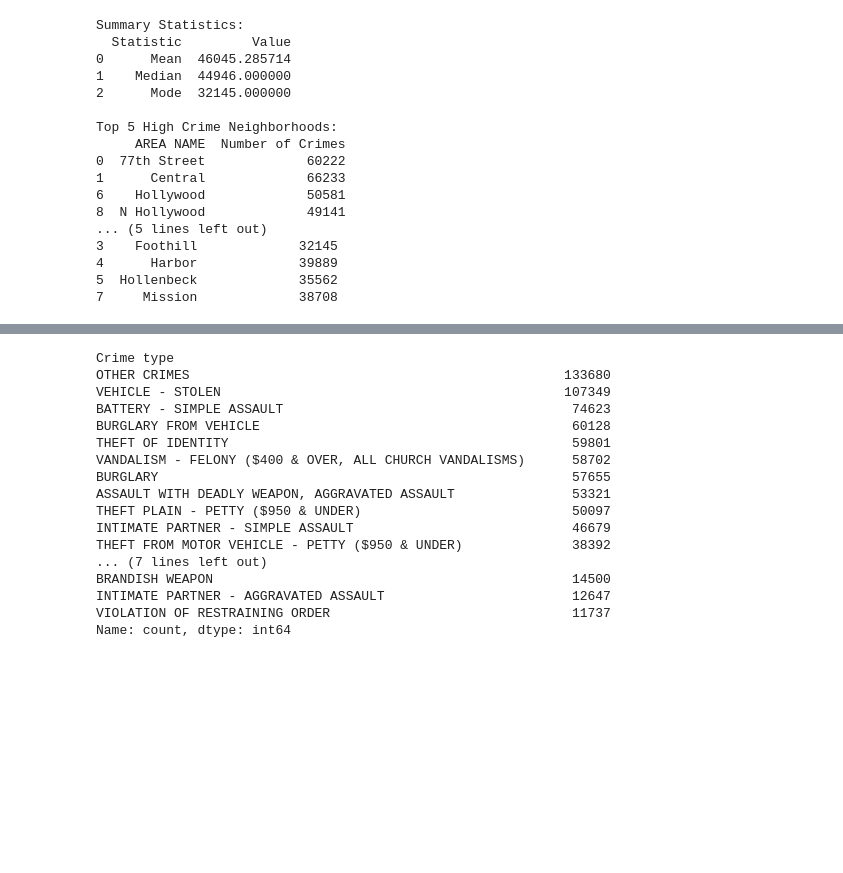
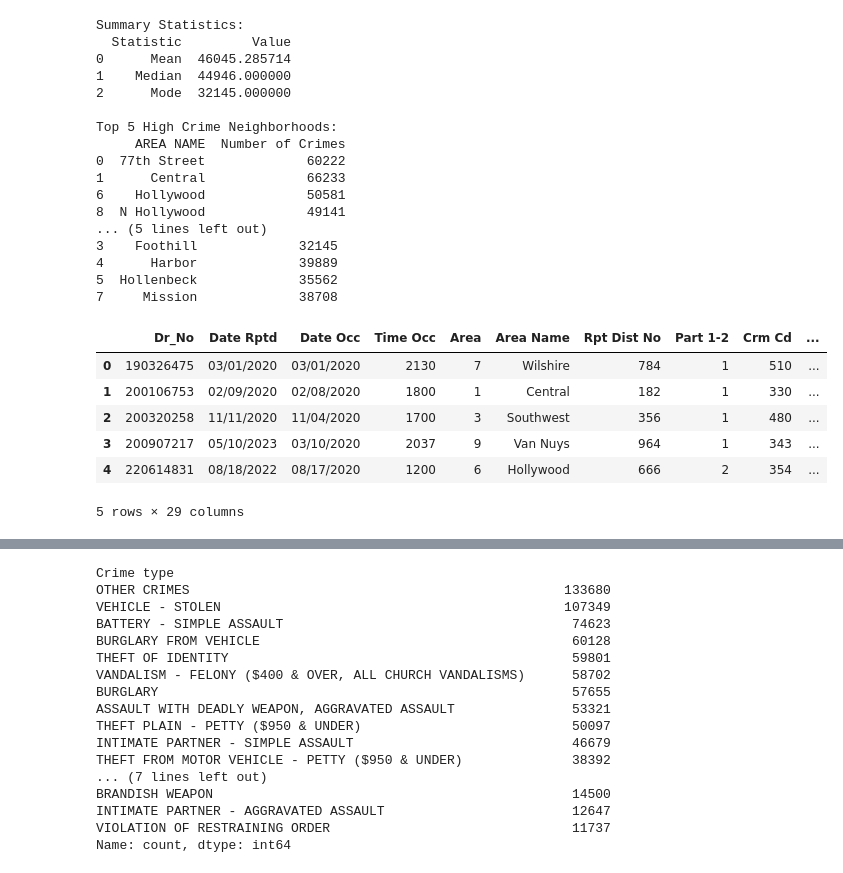
Before and after one commit to rkuautli/Data_Project_1, a Jupyter notebook: crime.ipynb, the cells around one changed output, grey strips where cells are left out. Drawn from its saved outputs; the diff is of its cells as text; code cells hidden in the pictures; blank space fills up the shorter version.

```diff
--- a/crime.ipynb
+++ b/crime.ipynb
@@ -269,0 +272,36 @@ print("-----------------------")
+# %%
+# creating a new data frame to work with
+new_crime_df = crime_df
+new_crime_df.fillna(0, inplace= True)
+# cleaning the date reported and the date occured column to remove the 12:00:00
+new_crime_df["Date Rptd"] = new_crime_df["Date Rptd"].str.split().str[0]
+new_crime_df["DATE OCC"] = new_crime_df["DATE OCC"].str.split().str[0]
+# %%
+# setting the columns in "new_crime_df" to start with a capital letter and end in lowercase
+new_crime_df.columns = new_crime_df.columns.str.title()
+# # definig whether a crime committed occurred during the day or at night
+
+#  Convert the "TIME OCC" column to a string for comparison
+new_crime_df["Time Occ"] = new_crime_df["Time Occ"].apply(lambda x: str(x))
+
+# Convert the 'TIME OCC' column to integers
+new_crime_df['Time Occ'] = new_crime_df['Time Occ'].astype(int)
+
+# Create a function to determine if it's day or night based on the time
+def day_or_night(time):
+    if time >= 600 and time < 1800:
+        return 'Day'
+    else:
+        return 'Night'
+
+# Apply the function to create the 'Day or Night' column
+new_crime_df['Day Or Night'] = new_crime_df['Time Occ'].apply(day_or_night)
+new_crime_df.head(5)
+# %% [output]
+|  | Dr_No | Date Rptd | Date Occ | Time Occ | Area | Area Name | Rpt Dist No | Part 1-2 | Crm Cd | ... |
+| 0 | 190326475 | 03/01/2020 | 03/01/2020 | 2130 | 7 | Wilshire | 784 | 1 | 510 | ... |
+| 1 | 200106753 | 02/09/2020 | 02/08/2020 | 1800 | 1 | Central | 182 | 1 | 330 | ... |
+| 2 | 200320258 | 11/11/2020 | 11/04/2020 | 1700 | 3 | Southwest | 356 | 1 | 480 | ... |
+| 3 | 200907217 | 05/10/2023 | 03/10/2020 | 2037 | 9 | Van Nuys | 964 | 1 | 343 | ... |
+| 4 | 220614831 | 08/18/2022 | 08/17/2020 | 1200 | 6 | Hollywood | 666 | 2 | 354 | ... |
+5 rows × 29 columns
```
Also changed, not shown: parts of 9 cells of this notebook.
